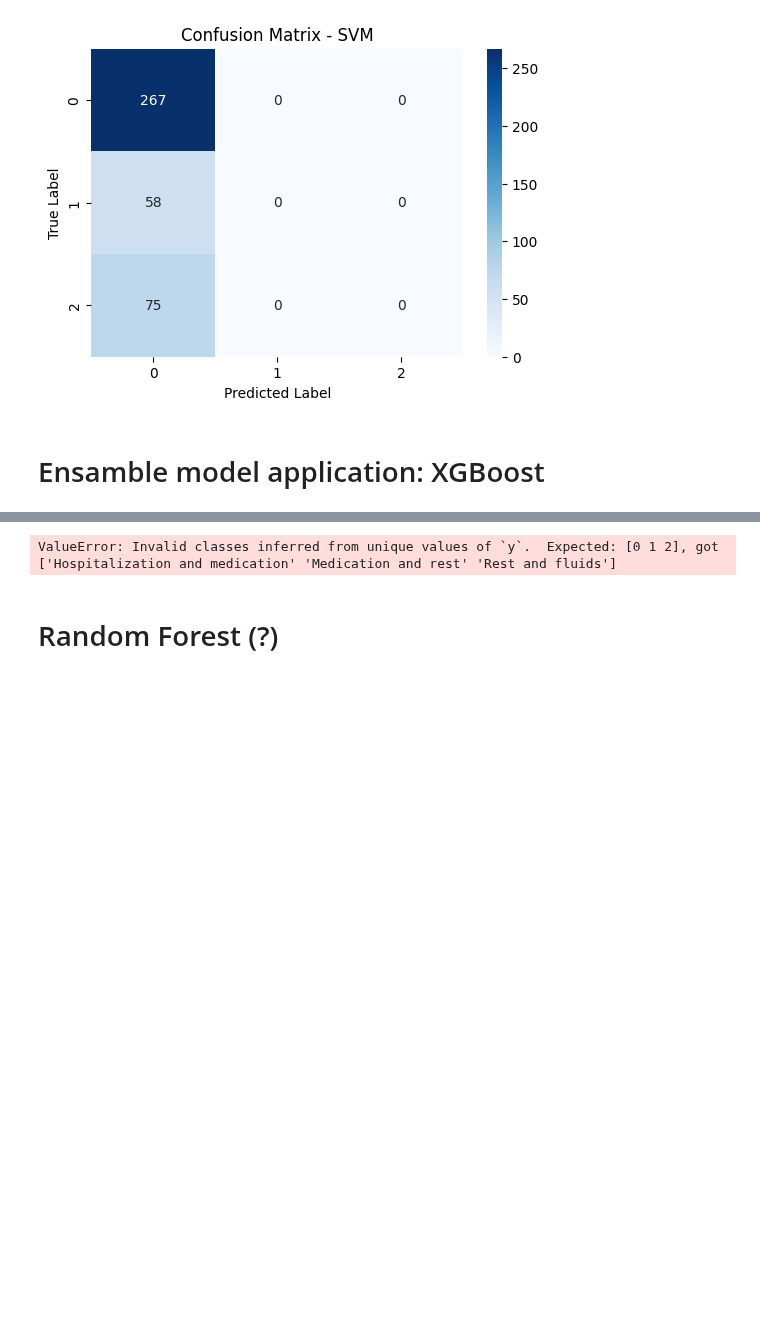
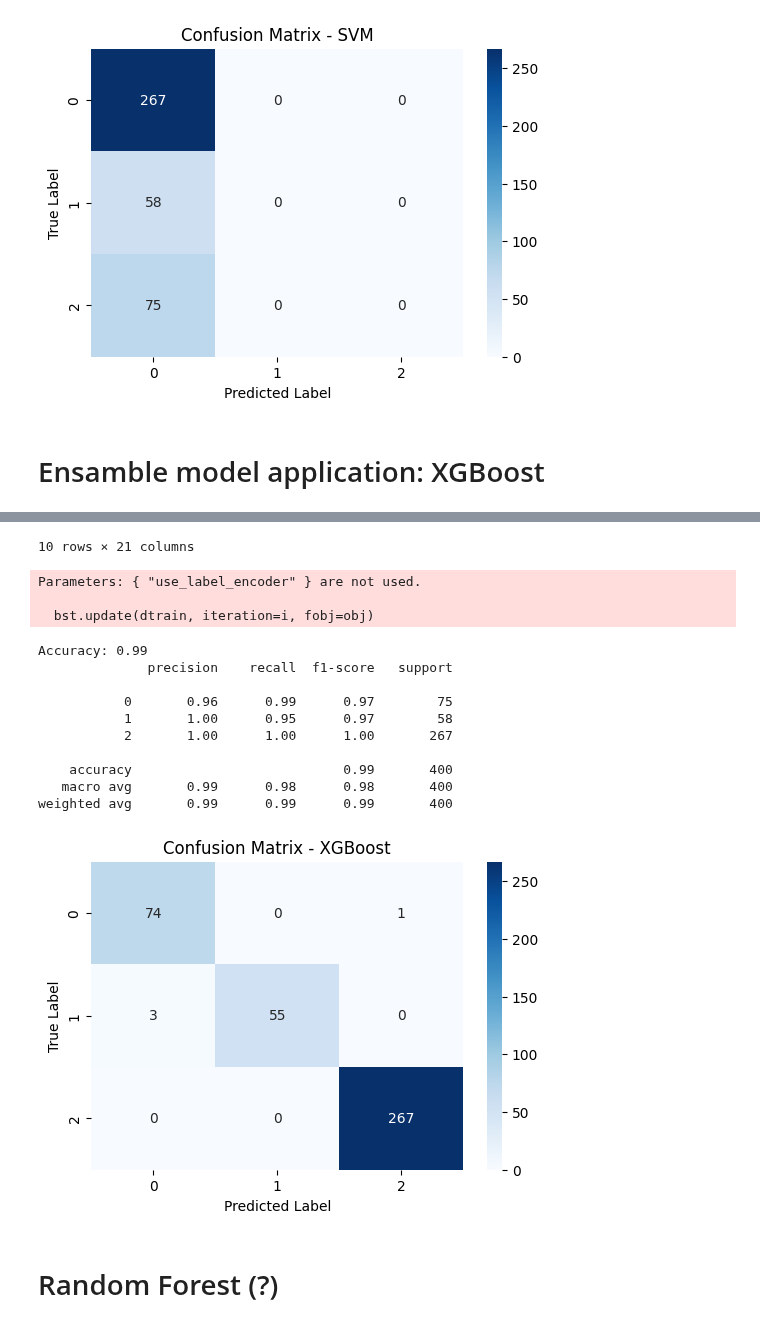
Before and after one commit to maxvonlancaster/nlp-fuzzy, a Jupyter notebook: src/medical.ipynb, the cells around one changed output, grey strips where cells are left out. Saved outputs shown, nothing was run; the diff lists cells and outputs as text; code cells hidden in the pictures; blank space fills up the shorter version.

```diff
--- a/src/medical.ipynb
+++ b/src/medical.ipynb
@@ -102,7 +102,10 @@ import matplotlib.pyplot as plt
 from xgboost import XGBClassifier
 from sklearn.model_selection import train_test_split
 from sklearn.metrics import classification_report, accuracy_score, confusion_matrix
-from sklearn.preprocessing import OneHotEncoder
+from sklearn.preprocessing import LabelEncoder
+
+le = LabelEncoder()
+
 
 data = pd.read_csv('../resources/medical/disease_diagnosis.csv')
 
@@ -111,23 +114,22 @@ data['Blood_Pressure_mmHg_lower'] = data['Blood_Pressure_mmHg'].apply(lambda x:
 data['Blood_Pressure_mmHg_upper'] = data['Blood_Pressure_mmHg'].apply(lambda x: int(x.split('/')[0]) if isinstance(x, str) and '/' in x else None)
 data['Body_Temperature_C_scaled'] = (data['Body_Temperature_C'] - min(data['Body_Temperature_C'])) / (max(data['Body_Temperature_C']) - min(data['Body_Temperature_C']))
 
-ohe = OneHotEncoder(sparse_output=False)
 
-ohe.fit_transform(data[['Treatment_Plan']])
-ohe.fit_transform(data[['Gender']])
-ohe.fit_transform(data[['Symptom_1']])
-ohe.fit_transform(data[['Symptom_2']])
-ohe.fit_transform(data[['Symptom_3']])
+data['Gender_encoded'] = le.fit_transform(data['Gender'])
+data['Treatment_Plan_encoded'] = le.fit_transform(data['Treatment_Plan'])
+data['Symptom_1_encoded'] = le.fit_transform(data['Symptom_1'])
+data['Symptom_2_encoded'] = le.fit_transform(data['Symptom_2'])
+data['Symptom_3_encoded'] = le.fit_transform(data['Symptom_3'])
 
 display(data.head(10))
 
 features = ['Oxygen_Saturation_%', 'Heart_Rate_bpm', 'Body_Temperature_C_scaled',
                       'Blood_Pressure_mmHg_upper', 'Blood_Pressure_mmHg_lower', 'Age',
-                      'Gender', 'Symptom_1', 'Symptom_2', 'Symptom_3']
+                      'Gender_encoded', 'Symptom_1_encoded', 'Symptom_2_encoded', 'Symptom_3_encoded']
 
 # Load dataset
 X = data[features]
-y = data['Treatment_Plan']
+y = data['Treatment_Plan_encoded']
 
 # Split into train/test
 X_train, X_test, y_train, y_test = train_test_split(
@@ -149,34 +151,48 @@ model = XGBClassifier(
 # Train model
 model.fit(X_train, y_train)
 
 # Make predictions
 y_pred = model.predict(X_test)
 
 # Evaluate
 accuracy = accuracy_score(y_test, y_pred)
 print(f"Accuracy: {accuracy:.2f}")
 print(classification_report(y_test, y_pred))
 
 cm = confusion_matrix(y_test, y_pred)
 plt.figure(figsize=(6, 4))
 sns.heatmap(cm, annot=True, fmt="d", cmap="Blues", xticklabels=["0", "1", "2"], yticklabels=["0", "1", "2"])
 plt.xlabel("Predicted Label")
 plt.ylabel("True Label")
 plt.title("Confusion Matrix - XGBoost")
 plt.show()
 # %% [output]
 |  | Patient_ID | Age | Gender | Symptom_1 | Symptom_2 | Symptom_3 | Heart_Rate_bpm | Body_Temperature_C | ... |
 | 0 | 1 | 74 | Male | Fatigue | Sore throat | Fever | 69 | 39.4 | ... |
 | 1 | 2 | 66 | Female | Sore throat | Fatigue | Cough | 95 | 39.0 | ... |
 | 2 | 3 | 32 | Male | Body ache | Sore throat | Fatigue | 77 | 36.8 | ... |
 | 3 | 4 | 21 | Female | Shortness of breath | Headache | Cough | 72 | 38.9 | ... |
 | 4 | 5 | 53 | Male | Runny nose | Sore throat | Fatigue | 100 | 36.6 | ... |
 | 5 | 6 | 22 | Male | Sore throat | Fever | Cough | 90 | 39.5 | ... |
 | 6 | 7 | 21 | Male | Sore throat | Fatigue | Cough | 71 | 37.5 | ... |
 | 7 | 8 | 71 | Male | Headache | Shortness of breath | Runny nose | 64 | 38.6 | ... |
 | 8 | 9 | 56 | Female | Shortness of breath | Fever | Headache | 103 | 36.2 | ... |
 | 9 | 10 | 53 | Male | Cough | Fever | Headache | 62 | 39.5 | ... |
-ValueError: Invalid classes inferred from unique values of `y`.  Expected: [0 1 2], got ['Hospitalization and medication' 'Medication and rest' 'Rest and fluids']
+10 rows × 21 columns
+Parameters: { "use_label_encoder" } are not used.
+
+  bst.update(dtrain, iteration=i, fobj=obj)
+Accuracy: 0.99
+              precision    recall  f1-score   support
+
+           0       0.96      0.99      0.97        75
+           1       1.00      0.95      0.97        58
+           2       1.00      1.00      1.00       267
+
+    accuracy                           0.99       400
+   macro avg       0.99      0.98      0.98       400
+weighted avg       0.99      0.99      0.99       400
+[figure, added]
 # %% [markdown]
 # Random Forest (?)
 # %%
```
Also changed, not shown: parts of 3 cells of this notebook, 4 other files.
